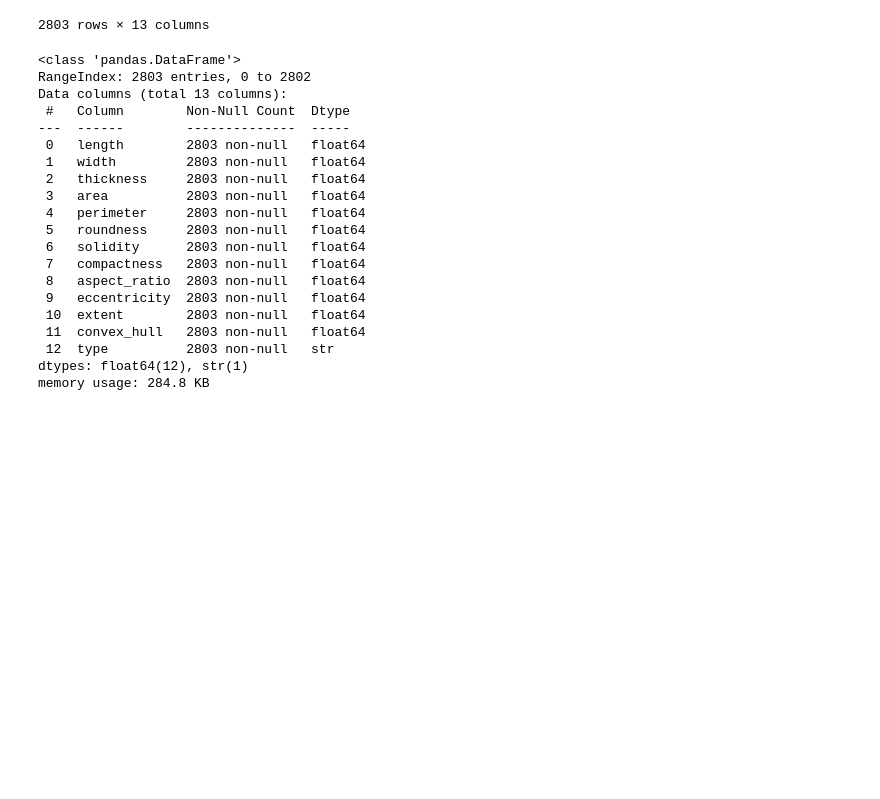
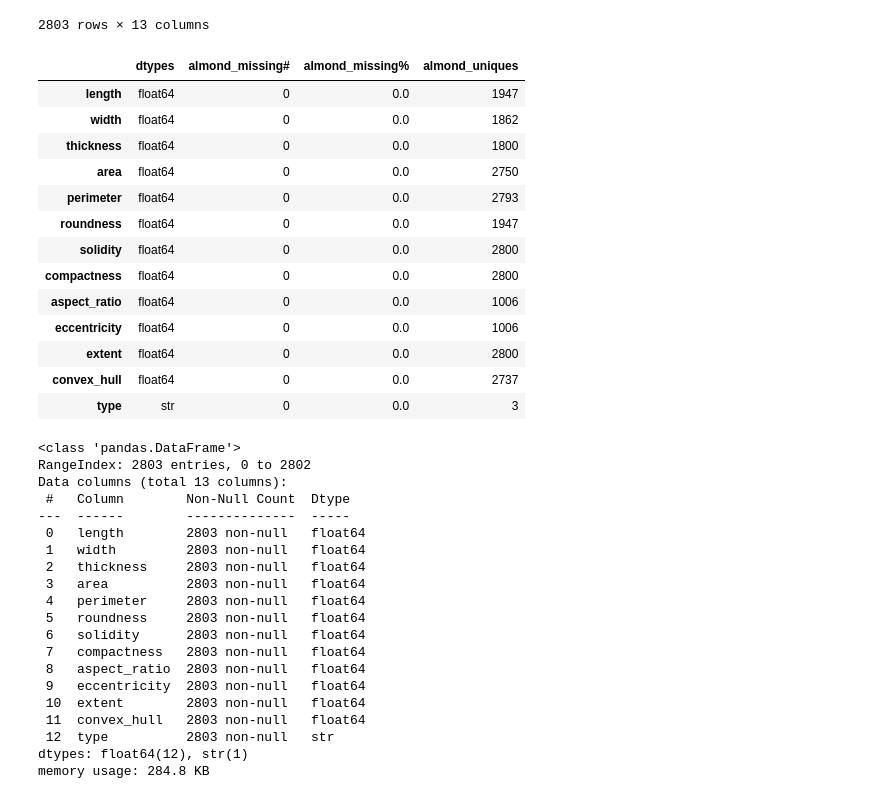
Before and after one commit to Brian-Gab/AlmondClassifier_FEL401, a Jupyter notebook: data_cleaning.ipynb, the cells around one changed output. Drawn from its saved outputs; the diff is of its cells as text; code cells hidden in the pictures; blank space fills up the shorter version.

```diff
--- a/data_cleaning.ipynb
+++ b/data_cleaning.ipynb
@@ -296,6 +332,26 @@ almond
 | 2801 | 283.245347 | 188.660828 | 120.634438 | 17941.0 | 630.759446 | 0.500045 | 0.944810 | 1.764701 | 1.634305 | ... |
 | 2802 | 269.356903 | 176.023636 | 115.371740 | 36683.5 | 887.310743 | 0.643761 | 0.947380 | 1.707933 | 1.530231 | ... |
 2803 rows × 13 columns
+# %%
+dfs = [almond]
+names = ["almond"]
+rep = report(dfs, names)
+rep
+# %% [output]
+|  | dtypes | almond_missing# | almond_missing% | almond_uniques |
+| length | float64 | 0 | 0.0 | 1947 |
+| width | float64 | 0 | 0.0 | 1862 |
+| thickness | float64 | 0 | 0.0 | 1800 |
+| area | float64 | 0 | 0.0 | 2750 |
+| perimeter | float64 | 0 | 0.0 | 2793 |
+| roundness | float64 | 0 | 0.0 | 1947 |
+| solidity | float64 | 0 | 0.0 | 2800 |
+| compactness | float64 | 0 | 0.0 | 2800 |
+| aspect_ratio | float64 | 0 | 0.0 | 1006 |
+| eccentricity | float64 | 0 | 0.0 | 1006 |
+| extent | float64 | 0 | 0.0 | 2800 |
+| convex_hull | float64 | 0 | 0.0 | 2737 |
+| type | str | 0 | 0.0 | 3 |
 # %%
 almond.info()
 # %% [output]
```
Also changed, not shown: parts of 6 cells of this notebook.
